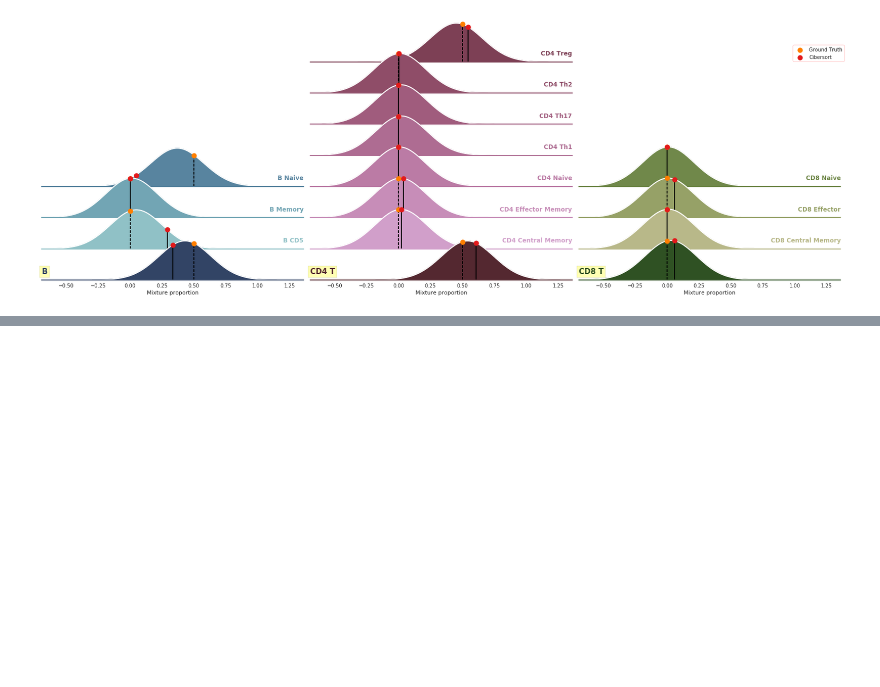
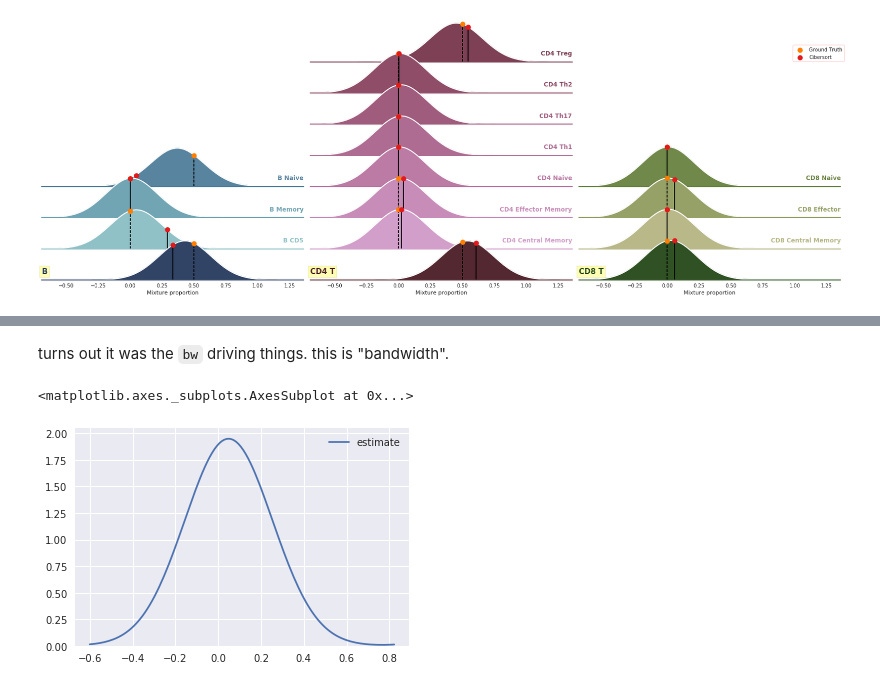
Before and after one commit to hammerlab/immune-infiltrate-explorations, a Jupyter notebook: model-single-origin-samples/2.1.2 Clearer figure.ipynb, the cells around one changed output, grey strips where cells are left out. Saved outputs shown, nothing was run; the diff lists cells and outputs as text; code cells hidden in the pictures; blank space fills up the shorter version.

```diff
--- a/model-single-origin-samples/2.1.2 Clearer figure.ipynb
+++ b/model-single-origin-samples/2.1.2 Clearer figure.ipynb
@@ -1580,0 +1649,7 @@ with sns.axes_style("white", rc={"axes.facecolor": (0, 0, 0, 0)}):
+# %% [markdown]
+turns out it was the `bw` driving things. this is "bandwidth".
+# %%
+sns.kdeplot(grp[grp['subset_name'] == 'B CD5'].estimate, bw=.2)
+# %% [output]
+<matplotlib.axes._subplots.AxesSubplot at 0x...>
+[figure, added]
```
Also changed, not shown: parts of 16 cells of this notebook, 2 other files.
